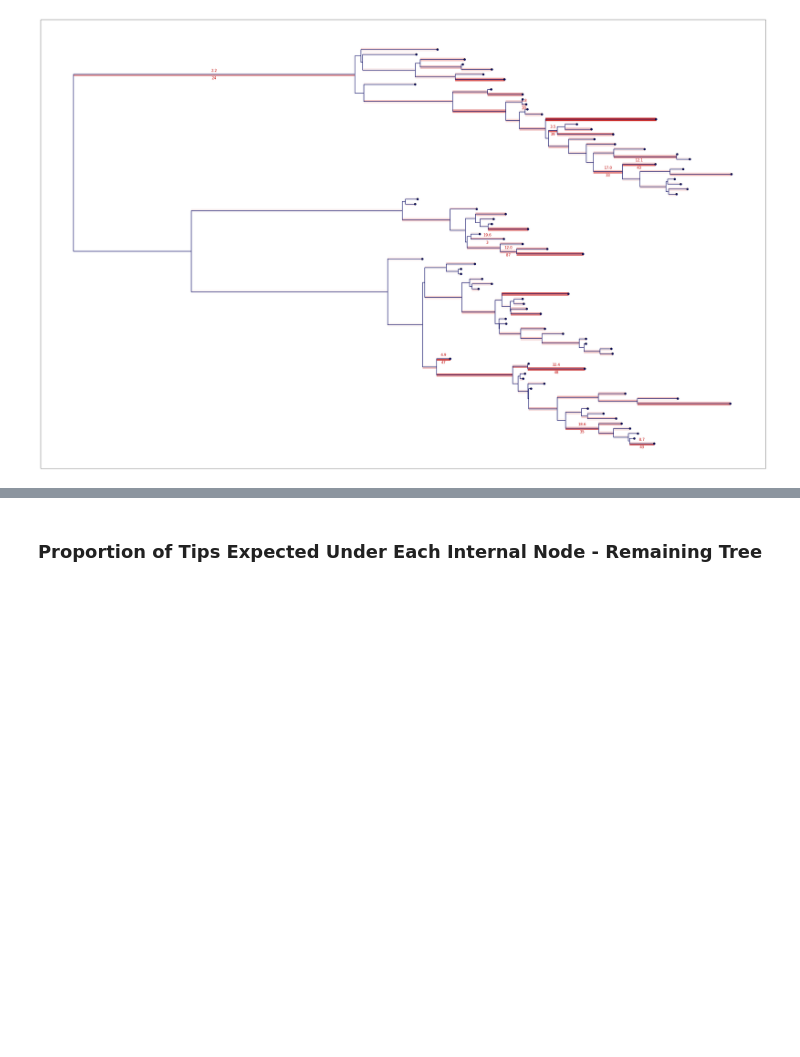
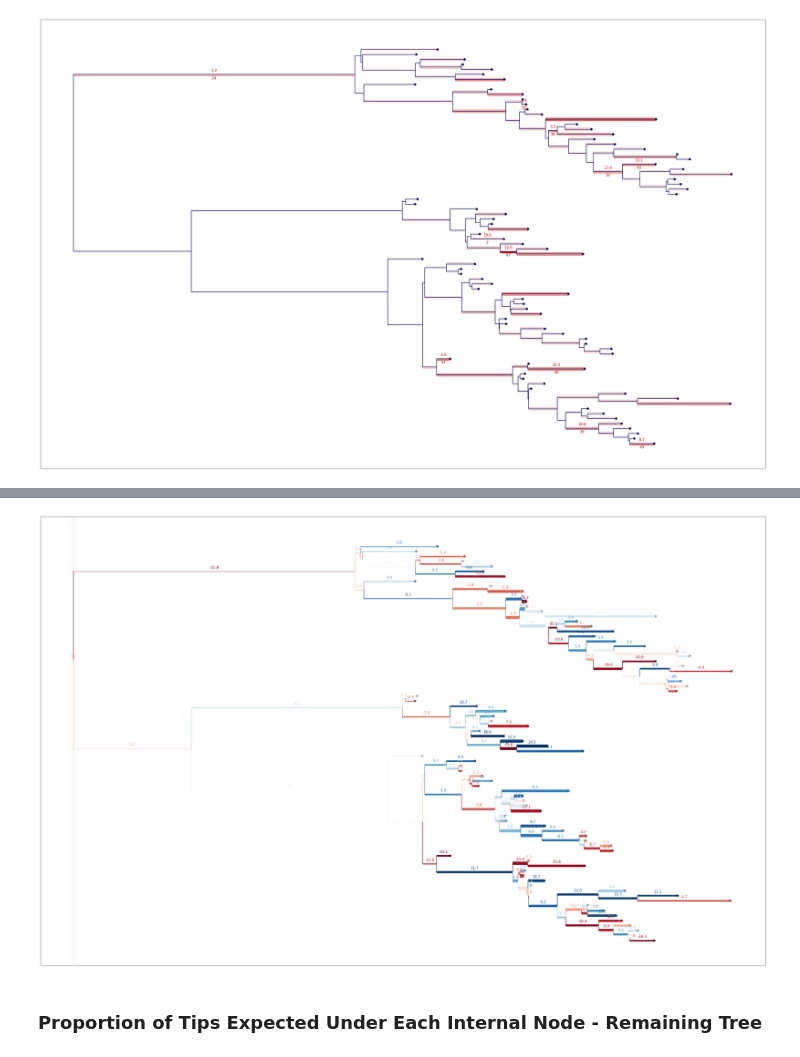
Before and after one commit to blab/unsampled, a Jupyter notebook: python-code/Tree_1.ipynb, the cells around one changed output, grey strips where cells are left out. Cells and saved outputs as stored; diff of their text form; code cells hidden in the pictures; blank space fills up the shorter version.

```diff
--- a/python-code/Tree_1.ipynb
+++ b/python-code/Tree_1.ipynb
@@ -200,3 +233,55 @@ plt.show()
+# %%
+#plotted missing samples distribution
+fig,ax = plt.subplots(figsize=(55, 35), facecolor='w')
+
+for index, k in enumerate(pruned_dict.get('pruned_tree').nodes()): ## iterate over objects in tree
+    # positioning
+    y=y_pos.get(k)
+
+    if k.parent_node==None:
+        x=0.0
+        xp=x
+        yp = y
+    else:
+        yp = y_pos.get(k.parent_node)
+        xp=k.parent_node.distance_from_root()
+        x=k.distance_from_root()
+
+    #distribution of missing samples
+    if true_num_unsamp.has_key(k.label):
+        dropped = true_num_unsamp.get(k.label)
+    else:
+        dropped = 0
+
+    #expected distribution of missing data
+    edge_prb = exp[:,index] #column from expected at the index of the current edge
+    avg_exp = sum(edge_prb)/len(edge_prb) #column sum/number of samples
+    rec_area = avg_exp*5.0
+    leng = x-xp
+    heig = rec_area/(leng + .000001)
+
+    #color heatmapping
+    cmap2 = mpl.cm.get_cmap('RdBu')
+    #cs = list(Color(unsamp).range_to(Color(samp),1001))
+    percentile = stats.percentileofscore(diff_dist, sum(edge_prb)-dropped)/100.0
+    #col_percentile = cs[percentile].hex
+
+    if k.is_leaf(): # if leaf...
+        ax.scatter(x,y,s=s,facecolor=cmap2(percentile), edgecolor=cmap2(percentile), zorder=11) # plot circle for every tip
+        ax.scatter(x,y,s=s+0.8*s,facecolor='k', edgecolor='none', zorder=10) # plot black circle underneath
+    ax.plot([xp,xp],[y, yp],lw=branchWidth, color=cmap2(percentile),ls=lty,zorder=9) #vertical bar plotting
+    ax.add_patch(mpl.patches.Rectangle((xp,y-.5*heig), (x-xp), heig, color = cmap2(percentile))) #predicted proportion of dropped
+    #ax.plot([xp,x], [y,y], lw=branchWidth, color=samp, ls=lty, zorder=9) #branch plotting
+
+    #labeling - raw difference between observed and expected (expected - observed),
+    ax.text(x-1.0/2*(x-xp) , y+.4, str(round(avg_exp*len(edge_prb),1)-dropped), va='bottom', ha='center', size=15, color = cmap2(percentile))
+ax.set_ylim(-5, y_ax + 5)
+ax.xaxis.set_visible(False)
+ax.yaxis.set_visible(False)
+
+plt.show()
+# %% [output]
+[figure, added]
 # %% [markdown]
 ### Proportion of Tips Expected Under Each Internal Node - Remaining Tree
 # %% [markdown]
```
Also changed, not shown: parts of 14 cells of this notebook, 8 other files.
